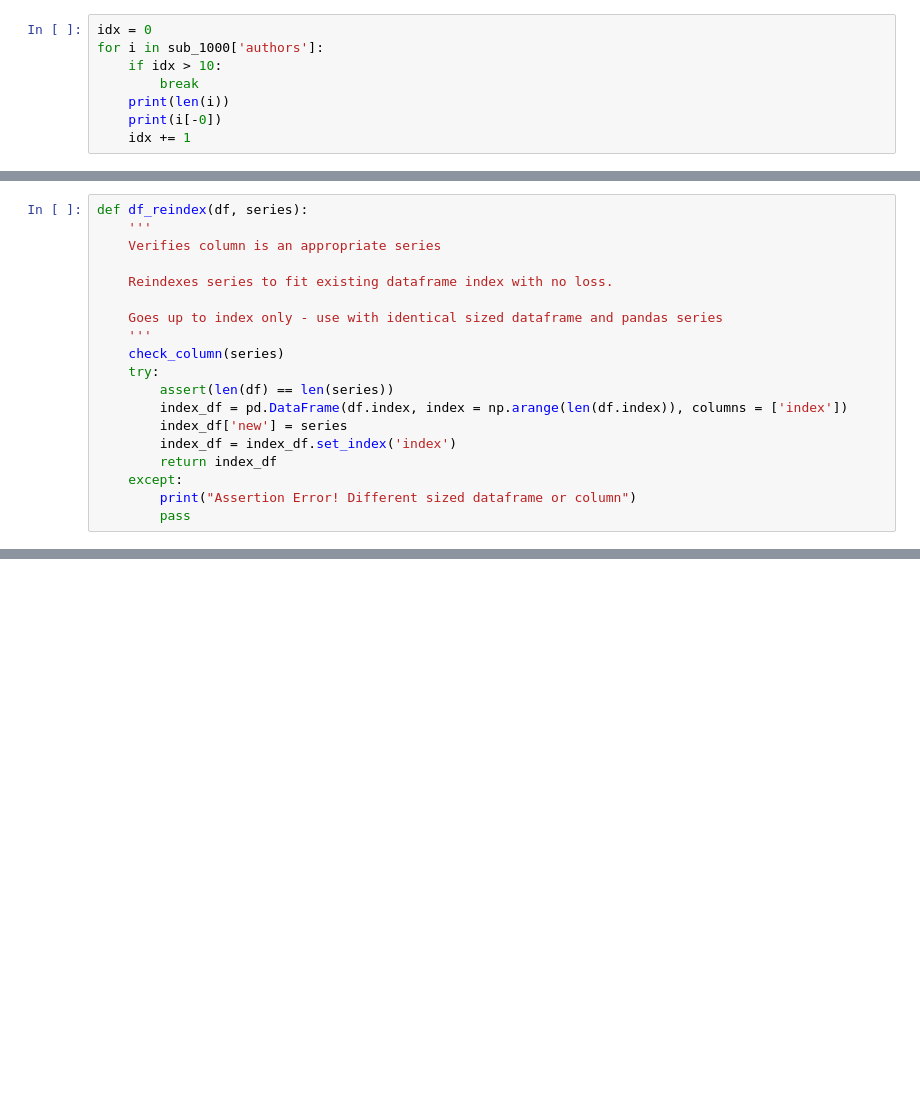
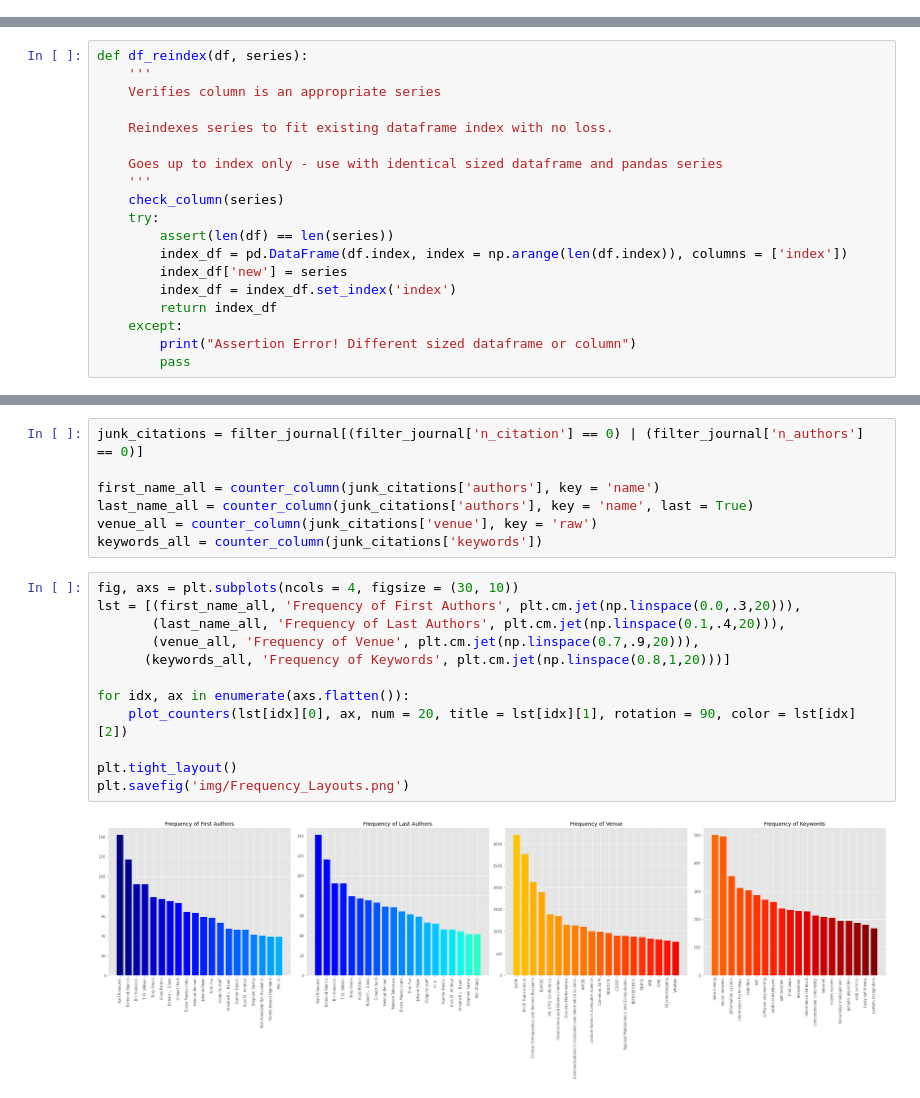
Before and after one commit to Cynz300/Scientific_Networking, a Jupyter notebook: Streamlined.ipynb, the cells around one changed output, grey strips where cells are left out. Cells and saved outputs as stored; diff of their text form; blank space fills up the shorter version.

```diff
--- a/Streamlined.ipynb
+++ b/Streamlined.ipynb
@@ -355,8 +170,0 @@ def most_common_counter(column, key = None, last = False):
-# %%
-idx = 0
-for i in sub_1000['authors']:
-    if idx > 10:
-        break
-    print(len(i))
-    print(i[-0])
-    idx += 1
@@ -827,0 +349,21 @@ filter_journal
+# %%
+junk_citations = filter_journal[(filter_journal['n_citation'] == 0) | (filter_journal['n_authors'] == 0)]
+
+first_name_all = counter_column(junk_citations['authors'], key = 'name')
+last_name_all = counter_column(junk_citations['authors'], key = 'name', last = True)
+venue_all = counter_column(junk_citations['venue'], key = 'raw')
+keywords_all = counter_column(junk_citations['keywords'])
+# %%
+fig, axs = plt.subplots(ncols = 4, figsize = (30, 10))
+lst = [(first_name_all, 'Frequency of First Authors', plt.cm.jet(np.linspace(0.0,.3,20))),
+       (last_name_all, 'Frequency of Last Authors', plt.cm.jet(np.linspace(0.1,.4,20))),
+       (venue_all, 'Frequency of Venue', plt.cm.jet(np.linspace(0.7,.9,20))),
+      (keywords_all, 'Frequency of Keywords', plt.cm.jet(np.linspace(0.8,1,20)))]
+
+for idx, ax in enumerate(axs.flatten()):
+    plot_counters(lst[idx][0], ax, num = 20, title = lst[idx][1], rotation = 90, color = lst[idx][2])
+
+plt.tight_layout()
+plt.savefig('img/Frequency_Layouts.png')
+# %% [output]
+[figure, added]
```
Also changed, not shown: parts of 77 cells of this notebook, 13 other files.
